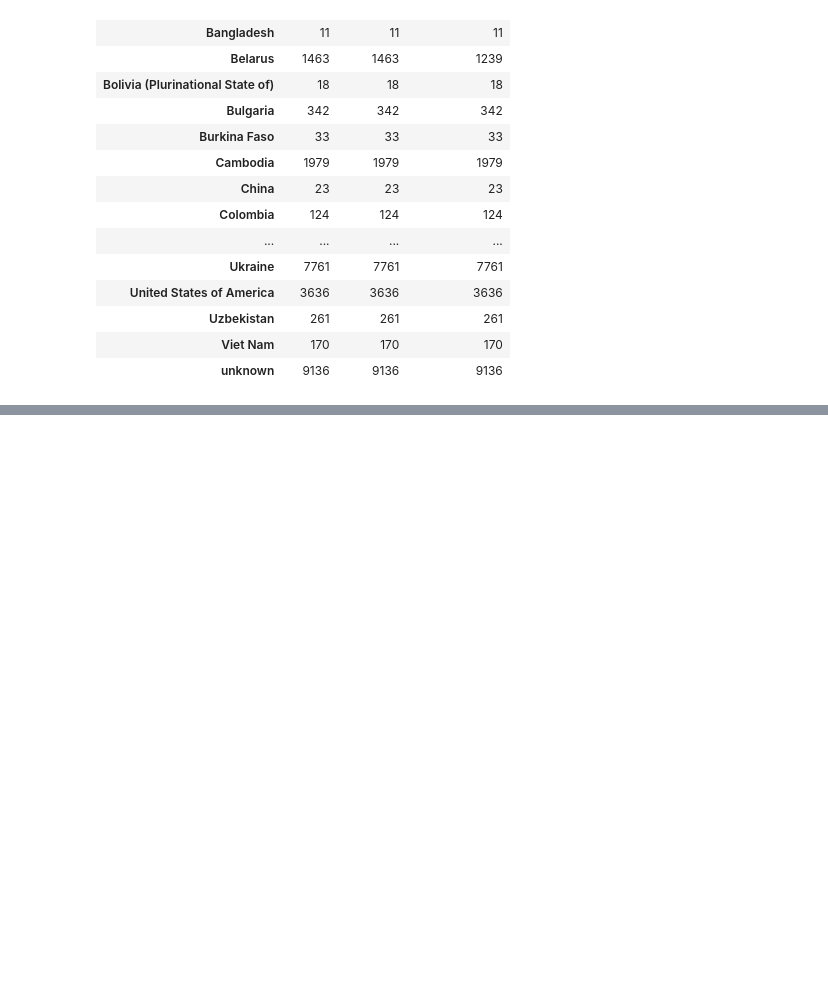
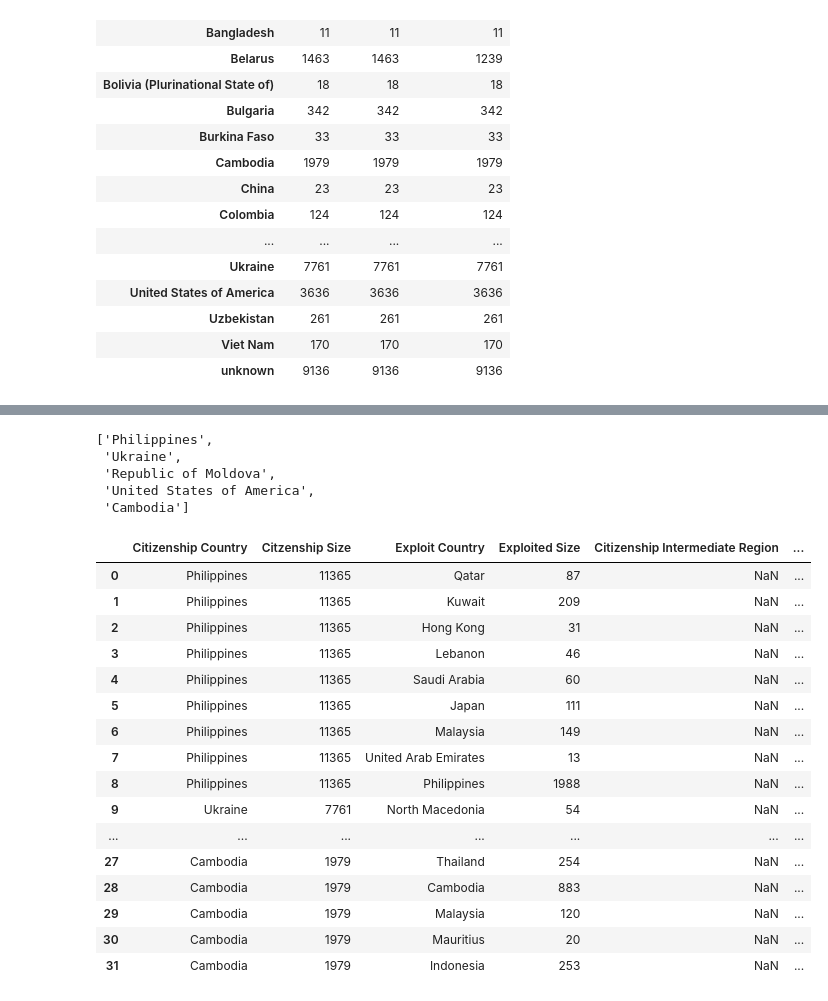
Before and after one commit to saronraut/Human-Trafficking-Awareness, a Jupyter notebook: saron_working_file/Test_ground.ipynb, the cells around one changed output, grey strips where cells are left out. Cells and saved outputs as stored; diff of their text form; code cells hidden in the pictures; blank space fills up the shorter version.

```diff
--- a/saron_working_file/Test_ground.ipynb
+++ b/saron_working_file/Test_ground.ipynb
@@ -286,0 +358,3 @@ test_df
+# %%
+unknownexploit = trafficked_country[trafficked_country["Exploit Country"] == "unknown"].index
+trafficked_country.drop(unknownexploit, inplace=True)
@@ -286,0 +382,2 @@ test_df
+# %%
+top_5 = trafficked_country.loc[:,["Citizenship Country","Citzenship Size"]]
@@ -286,0 +396,34 @@ test_df
+# %%
+five_countries= list(top_5["Citizenship Country"].head())
+five_country_size = list(top_5["Citzenship Size"].head())
+five_countries
+# %% [output]
+['Philippines',
+ 'Ukraine',
+ 'Republic of Moldova',
+ 'United States of America',
+ 'Cambodia']
+# %%
+t_5_e = trafficked_country.loc[trafficked_country["Citizenship Country"].isin(five_countries), :]
+t_5_e = t_5_e.drop_duplicates()
+t_5_e = t_5_e.sort_values(by="Citzenship Size", ascending=False)
+t_5_e = t_5_e.reset_index(drop=True)
+t_5_e
+# %% [output]
+|  | Citizenship Country | Citzenship Size | Exploit Country | Exploited Size | Citizenship Intermediate Region | ... |
+| 0 | Philippines | 11365 | Qatar | 87 | NaN | ... |
+| 1 | Philippines | 11365 | Kuwait | 209 | NaN | ... |
+| 2 | Philippines | 11365 | Hong Kong | 31 | NaN | ... |
+| 3 | Philippines | 11365 | Lebanon | 46 | NaN | ... |
+| 4 | Philippines | 11365 | Saudi Arabia | 60 | NaN | ... |
+| 5 | Philippines | 11365 | Japan | 111 | NaN | ... |
+| 6 | Philippines | 11365 | Malaysia | 149 | NaN | ... |
+| 7 | Philippines | 11365 | United Arab Emirates | 13 | NaN | ... |
+| 8 | Philippines | 11365 | Philippines | 1988 | NaN | ... |
+| 9 | Ukraine | 7761 | North Macedonia | 54 | NaN | ... |
+| ... | ... | ... | ... | ... | ... | ... |
+| 27 | Cambodia | 1979 | Thailand | 254 | NaN | ... |
+| 28 | Cambodia | 1979 | Cambodia | 883 | NaN | ... |
+| 29 | Cambodia | 1979 | Malaysia | 120 | NaN | ... |
+| 30 | Cambodia | 1979 | Mauritius | 20 | NaN | ... |
+| 31 | Cambodia | 1979 | Indonesia | 253 | NaN | ... |
```
Also changed, not shown: parts of 18 cells of this notebook, 4 other files.
